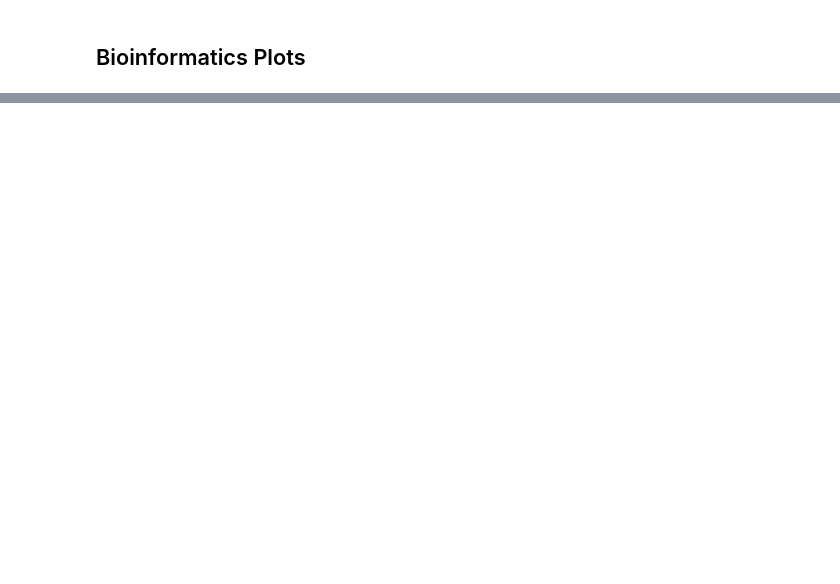
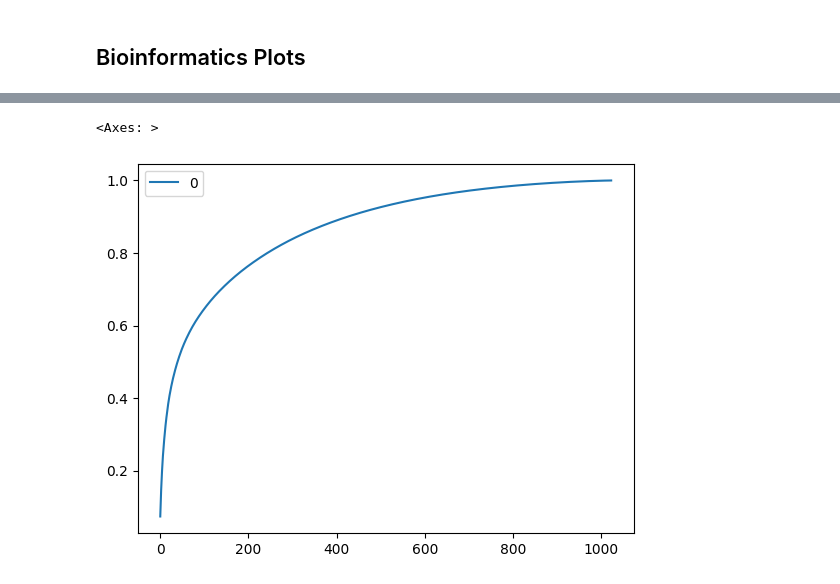
Before and after one commit to catskillsresearch/broad-3-catskills, a Jupyter notebook: ExploreData.ipynb, the cells around one changed output, grey strips where cells are left out. Saved outputs shown, nothing was run; the diff lists cells and outputs as text; code cells hidden in the pictures; blank space fills up the shorter version.

```diff
--- a/ExploreData.ipynb
+++ b/ExploreData.ipynb
@@ -273,0 +286,14 @@ generate_bioinformatics_plots(df[0:1000])
+# %%
+# Remove near-zero variance features
+from sklearn.feature_selection import VarianceThreshold
+selector = VarianceThreshold(threshold=0.01)  # Keep features with >1% variance
+X_filtered = selector.fit_transform(X_scaled)
+
+# Then apply PCA
+pca_full = PCA().fit(X_filtered)
+cumulative_variance = np.cumsum(pca_full.explained_variance_ratio_)
+dfv=pd.DataFrame(np.array([cumulative_variance]).T)
+dfv.plot()
+# %% [output]
+<Axes: >
+[figure, added]
```
Also changed, not shown: parts of 38 cells of this notebook, 1 other file.
